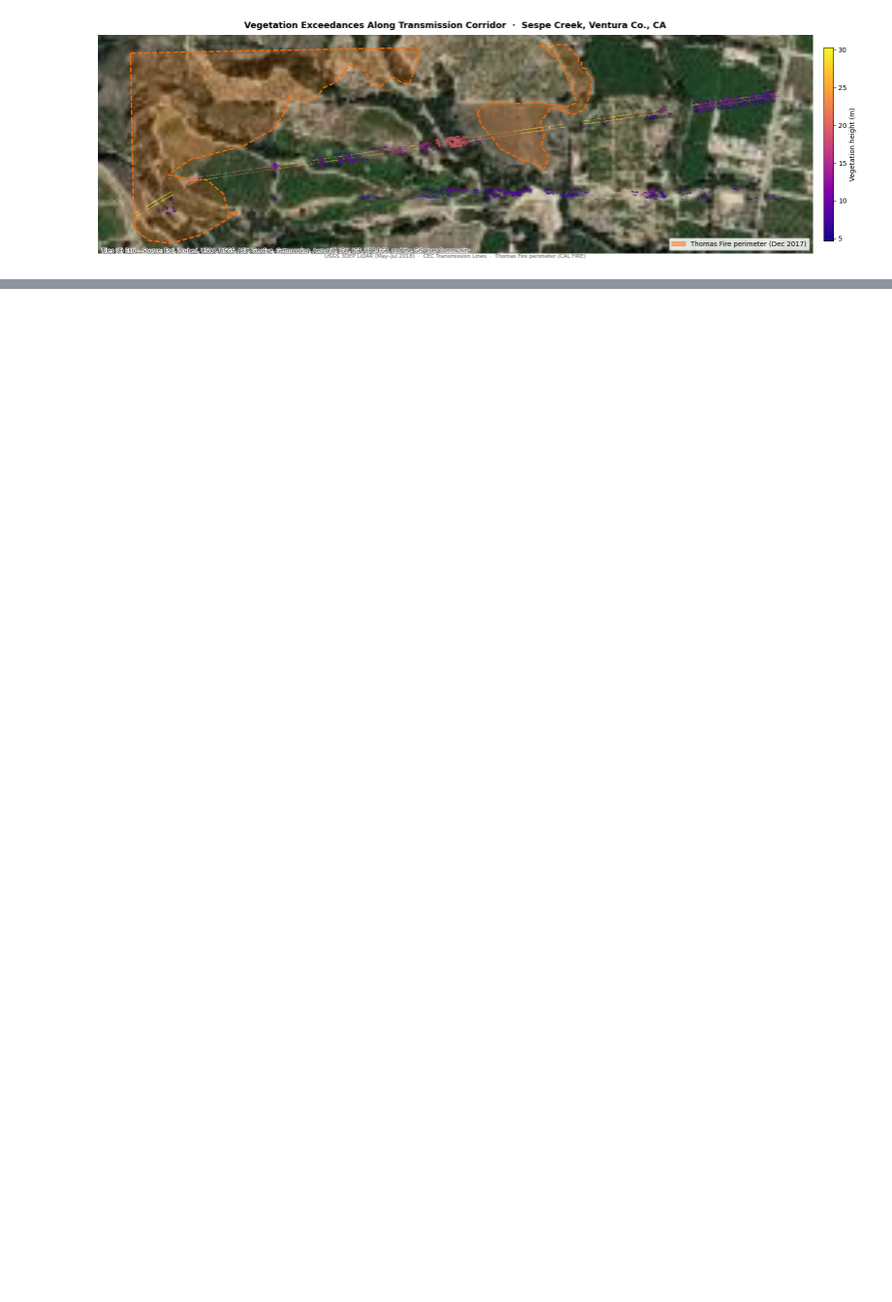
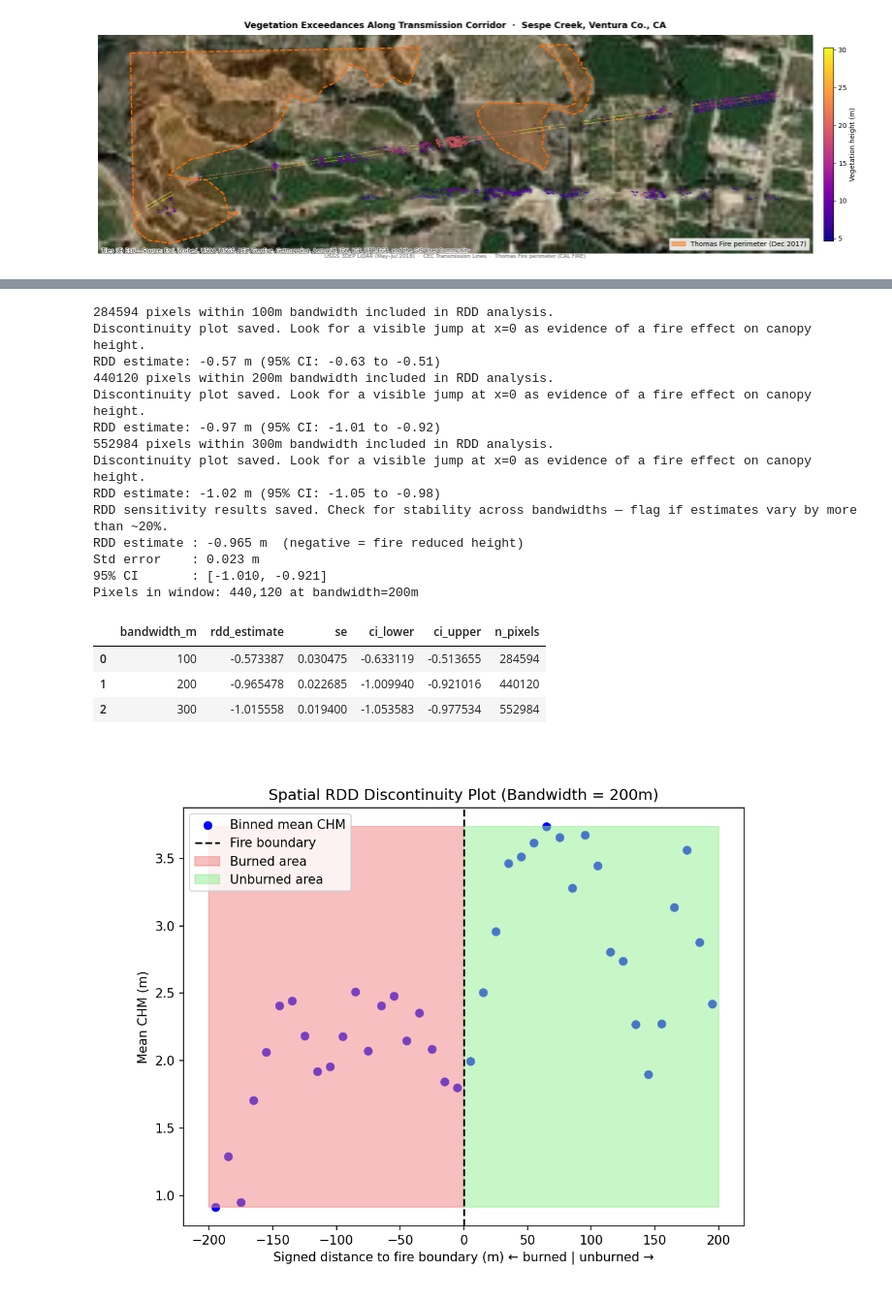
Before and after one commit to imsibaja/lidar-utility-corridor, a Jupyter notebook: notebooks/lidar_corridor_analysis.ipynb, the cells around one changed output, grey strips where cells are left out. Shown at 97% size. Drawn from its saved outputs; the diff is of its cells as text; code cells hidden in the pictures; blank space fills up the shorter version.

```diff
--- a/notebooks/lidar_corridor_analysis.ipynb
+++ b/notebooks/lidar_corridor_analysis.ipynb
@@ -575,3 +646,48 @@ assess_chm_accuracy(
+# %%
+# Part 6 — Spatial RDD
+# Implement the TODOs in validation/accuracy_assessment.py first, then uncomment.
+
+from validation.accuracy_assessment import spatial_rdd
+
+rdd_result = spatial_rdd(
+    chm_path=chm_path,
+    fire_perimeter_path=fire_perimeter_path,
+    bandwidth_m=200,
+    output_path=ROOT / "outputs",
+)
+
+print(f"RDD estimate : {rdd_result['rdd_estimate']:.3f} m  (negative = fire reduced height)")
+print(f"Std error    : {rdd_result['se']:.3f} m")
+print(f"95% CI       : [{rdd_result['ci_lower']:.3f}, {rdd_result['ci_upper']:.3f}]")
+print(f"Pixels in window: {rdd_result['n_pixels']:,} at bandwidth={rdd_result['bandwidth_m']}m")
+
+# Sensitivity across bandwidths (100, 200, 300m) — saved by spatial_rdd()
+sens = pd.read_csv(ROOT / "outputs" / "tables" / "rdd_sensitivity.csv")
+display(sens)
+
+# Binned discontinuity plot — saved by spatial_rdd()
+from IPython.display import Image
+display(Image(ROOT / "outputs" / "figures" / f"spatial_rdd_bandwidth_{rdd_result['bandwidth_m']:.0f}m.png"))
+# %% [output]
+284594 pixels within 100m bandwidth included in RDD analysis.
+Discontinuity plot saved. Look for a visible jump at x=0 as evidence of a fire effect on canopy height.
+RDD estimate: -0.57 m (95% CI: -0.63 to -0.51)
+440120 pixels within 200m bandwidth included in RDD analysis.
+Discontinuity plot saved. Look for a visible jump at x=0 as evidence of a fire effect on canopy height.
+RDD estimate: -0.97 m (95% CI: -1.01 to -0.92)
+552984 pixels within 300m bandwidth included in RDD analysis.
+Discontinuity plot saved. Look for a visible jump at x=0 as evidence of a fire effect on canopy height.
+RDD estimate: -1.02 m (95% CI: -1.05 to -0.98)
+RDD sensitivity results saved. Check for stability across bandwidths — flag if estimates vary by more than ~20%.
+RDD estimate : -0.965 m  (negative = fire reduced height)
+Std error    : 0.023 m
+95% CI       : [-1.010, -0.921]
+Pixels in window: 440,120 at bandwidth=200m
+|  | bandwidth_m | rdd_estimate | se | ci_lower | ci_upper | n_pixels |
+| 0 | 100 | -0.573387 | 0.030475 | -0.633119 | -0.513655 | 284594 |
+| 1 | 200 | -0.965478 | 0.022685 | -1.009940 | -0.921016 | 440120 |
+| 2 | 300 | -1.015558 | 0.019400 | -1.053583 | -0.977534 | 552984 |
+[figure, added]
 # %% [markdown]
 ---
 
```
Also changed, not shown: parts of 14 cells of this notebook, 6 other files.
